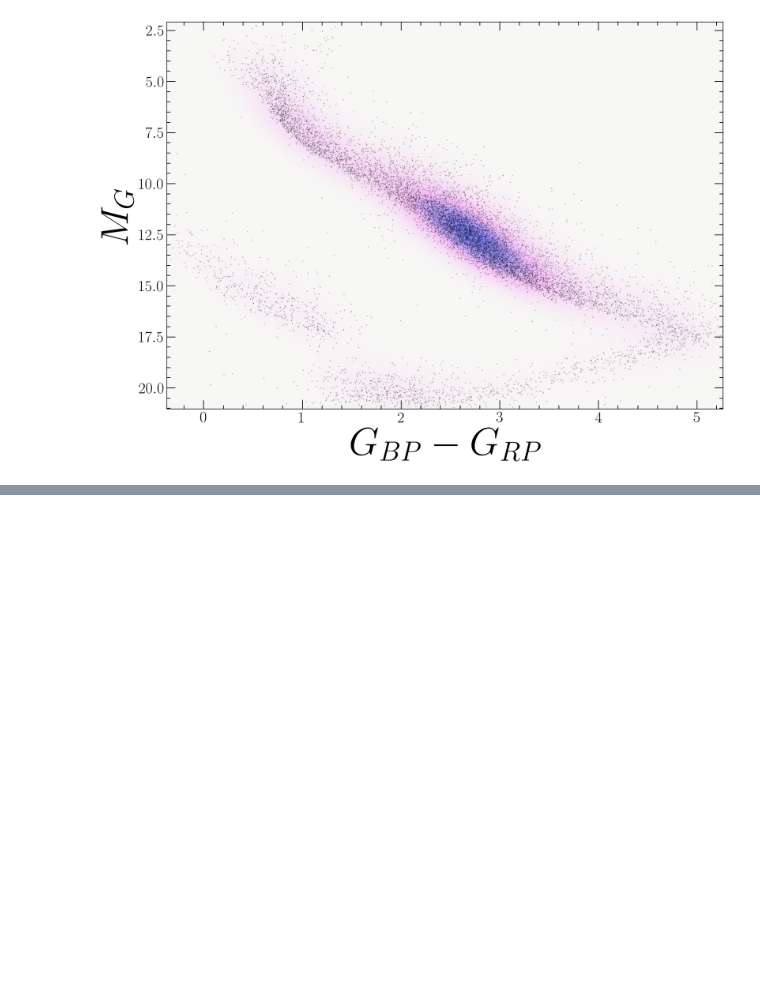
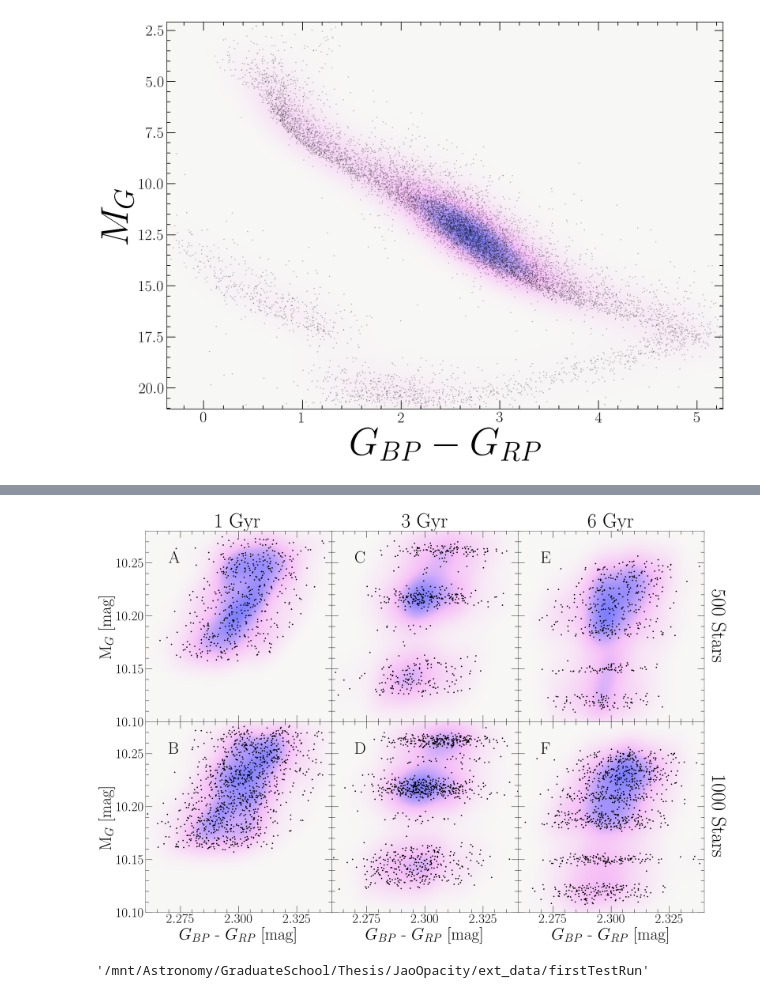
Before and after one commit to tboudreaux/thesis, a Jupyter notebook: proposal/presentation/notebooks/ProposalPresentationFigureMaker.ipynb, the cells around one changed output, grey strips where cells are left out. Drawn from its saved outputs; the diff is of its cells as text; code cells hidden in the pictures; blank space fills up the shorter version.

Commit message:
Mostly Finished Presentation Slide First Draft

```diff
--- a/proposal/presentation/notebooks/ProposalPresentationFigureMaker.ipynb
+++ b/proposal/presentation/notebooks/ProposalPresentationFigureMaker.ipynb
@@ -127,0 +246,60 @@ fig.savefig("figures/LocalCMD100ly.png", bbox_inches='tight', transparent=True)
+# %%
+rootPath = "/mnt/Astronomy/GraduateSchool/Thesis/JaoAgeDateing/Observational/ext_data/FineAgeRun/"
+data = load_data(rootPath)
+# %%
+bounds = ((2.26, 2.34),(10.1, 10.28))
+po = True
+fig, axs = plt.subplots(2,3,figsize=(30,21))
+
+axs[0,0].set_xticklabels([]);
+for idx in range(1,3):
+    axs[0, idx].set_yticklabels([]);
+    axs[1, idx].set_yticklabels([]);
+    axs[0, idx].set_xticklabels([]);
+
+
+
+plot_CMD(data[1][500],ax=axs[0,0],bounds=bounds,po=po, kdealpha=0.5)
+plot_CMD(data[3][500],ax=axs[0,1],bounds=bounds,po=po, kdealpha=0.5)
+plot_CMD(data[6][500],ax=axs[0,2],bounds=bounds,po=po, kdealpha=0.5)
+
+plot_CMD(data[1][1000],ax=axs[1,0],bounds=bounds,po=po, kdealpha=0.5)
+plot_CMD(data[3][1000],ax=axs[1,1],bounds=bounds,po=po, kdealpha=0.5)
+plot_CMD(data[6][1000],ax=axs[1,2],bounds=bounds,po=po, kdealpha=0.5)
+
+fig.subplots_adjust(wspace=0, hspace=0)
+
+uppercase = iter(string.ascii_uppercase)
+for colID in range(3):
+    for rowID in range(2):
+        axs[rowID,colID].tick_params('both', length=20, width=1, which='major')
+        axs[rowID,colID].tick_params('both', length=10, width=1, which='minor')
+        axs[rowID,colID].tick_params(axis='x',labelsize=40)
+        axs[rowID,colID].tick_params(axis='y',labelsize=40)
+        axs[rowID,colID].annotate(next(uppercase), xy=(2.27,10.25),fontsize=50)
+
+axs[0][0].set_ylabel("M$_{G}$ [mag]", fontsize=50)
+axs[1][0].set_ylabel("M$_{G}$ [mag]", fontsize=50)
+
+axs[1][0].set_xlabel("$G_{BP}$ - $G_{RP}$ [mag]", fontsize=50)
+axs[1][1].set_xlabel("$G_{BP}$ - $G_{RP}$ [mag]", fontsize=50)
+axs[1][2].set_xlabel("$G_{BP}$ - $G_{RP}$ [mag]", fontsize=50)
+
+axs[0][2].yaxis.set_label_position("right")
+axs[0][2].set_ylabel("500 Stars",fontsize=60,rotation=270, labelpad=64)
+
+axs[1][2].yaxis.set_label_position("right")
+axs[1][2].set_ylabel("1000 Stars", fontsize=60, rotation=270, labelpad=64)
+
+axs[0][0].set_title("1 Gyr", fontsize=60)
+axs[0][1].set_title("3 Gyr", fontsize=60)
+axs[0][2].set_title("6 Gyr", fontsize=60)
+
+
+fig.savefig("figures/JaoGapTheoreticalTimeEvolution.png", bbox_inches='tight', dpi=200, transparent=True)
+# %% [output]
+[figure, added]
+# %%
+rootPath
+# %% [output]
+'/mnt/Astronomy/GraduateSchool/Thesis/JaoOpacity/ext_data/firstTestRun'
```
Also changed, not shown: parts of 15 cells of this notebook, 31 other files.
